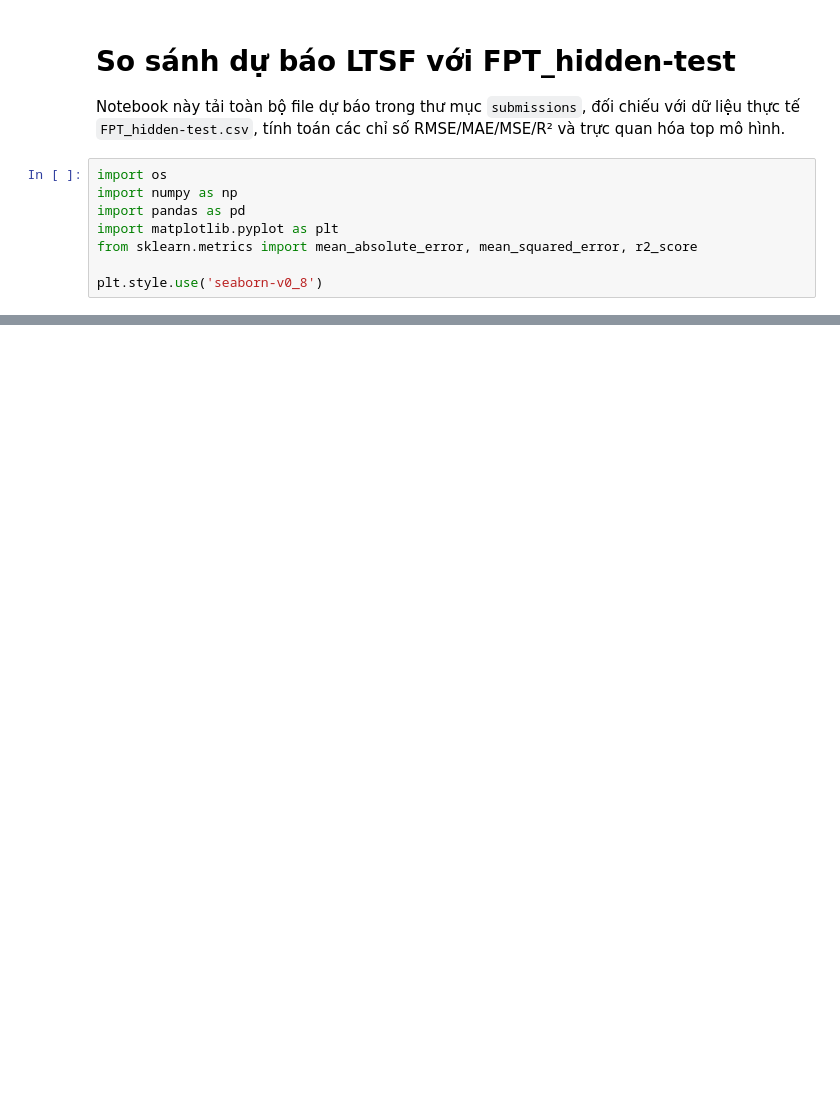
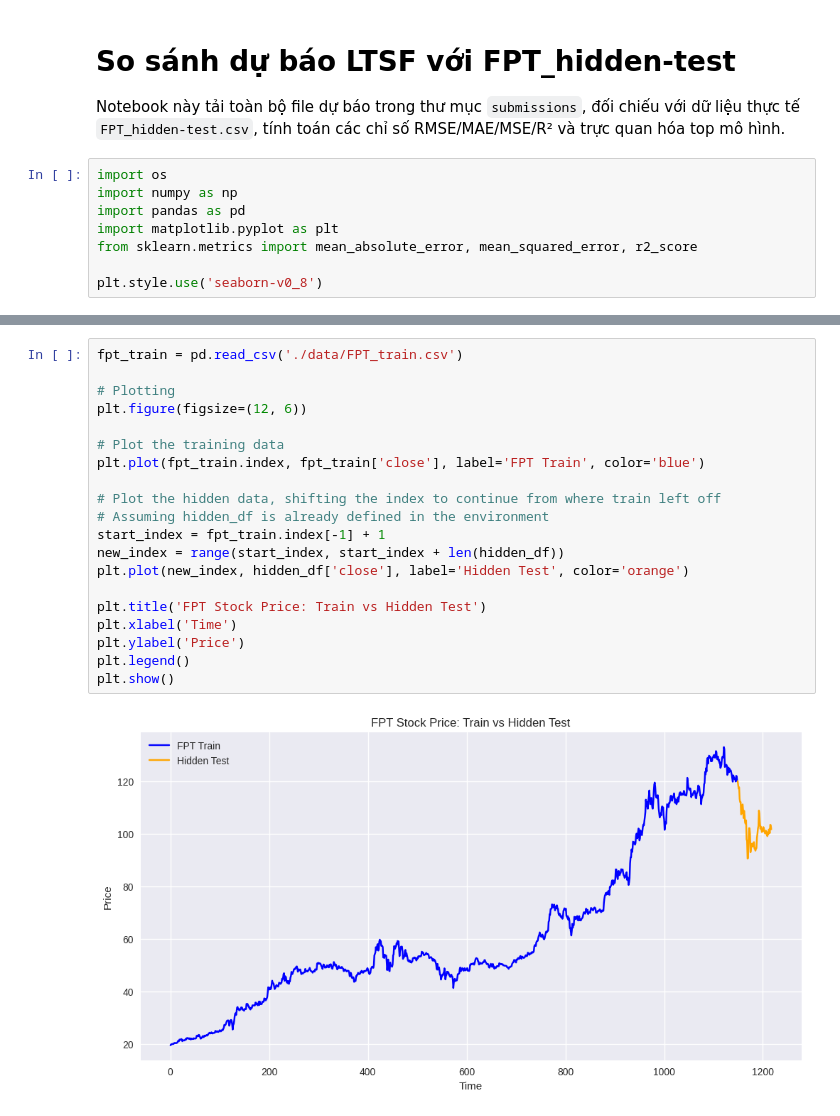
Before and after one commit to Hirin/AIO-Projects, a Jupyter notebook: Project-6.1/FPT_LTSF_Comparison.ipynb, the cells around one changed output, grey strips where cells are left out. Drawn from its saved outputs; the diff is of its cells as text; blank space fills up the shorter version.

```diff
--- a/Project-6.1/FPT_LTSF_Comparison.ipynb
+++ b/Project-6.1/FPT_LTSF_Comparison.ipynb
@@ -25,4 +25,26 @@ FPT_hidden-test length: 69 rows from 2025-03-10 to 2025-06-18
 | 2 | 2025-03-12 | 118.73 | 119.59 | 117.17 | 117.17 | 6229823 | FPT |
 | 3 | 2025-03-13 | 117.35 | 118.98 | 117.35 | 117.69 | 3630282 | FPT |
 | 4 | 2025-03-14 | 116.92 | 117.52 | 112.78 | 113.29 | 16174178 | FPT |
+# %%
+fpt_train = pd.read_csv('./data/FPT_train.csv')
+
+# Plotting
+plt.figure(figsize=(12, 6))
+
+# Plot the training data
+plt.plot(fpt_train.index, fpt_train['close'], label='FPT Train', color='blue')
+
+# Plot the hidden data, shifting the index to continue from where train left off
+# Assuming hidden_df is already defined in the environment
+start_index = fpt_train.index[-1] + 1
+new_index = range(start_index, start_index + len(hidden_df))
+plt.plot(new_index, hidden_df['close'], label='Hidden Test', color='orange')
+
+plt.title('FPT Stock Price: Train vs Hidden Test')
+plt.xlabel('Time')
+plt.ylabel('Price')
+plt.legend()
+plt.show()
+# %% [output]
+[figure, added]
 # %%
```
Also changed, not shown: parts of 6 cells of this notebook, 1 other file.
